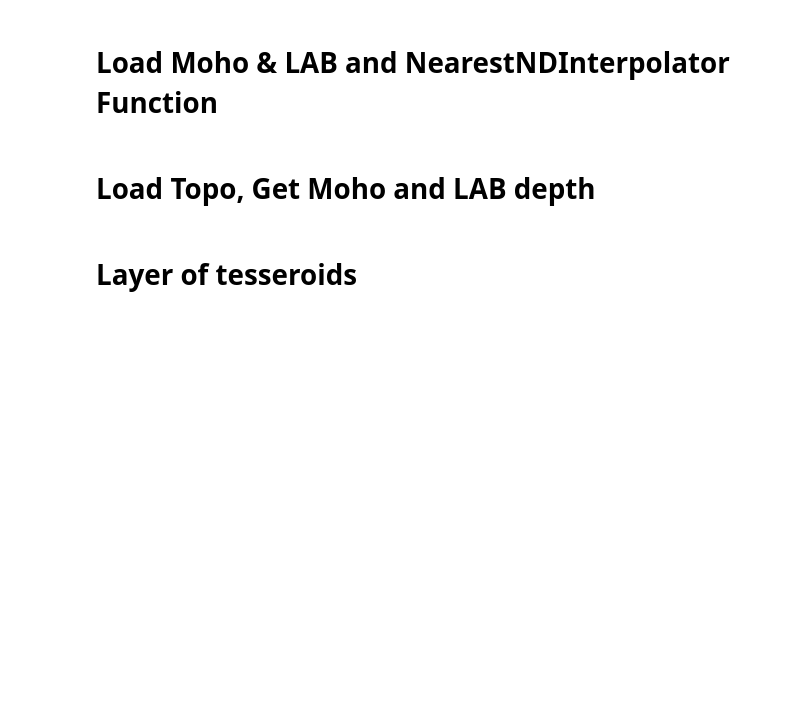
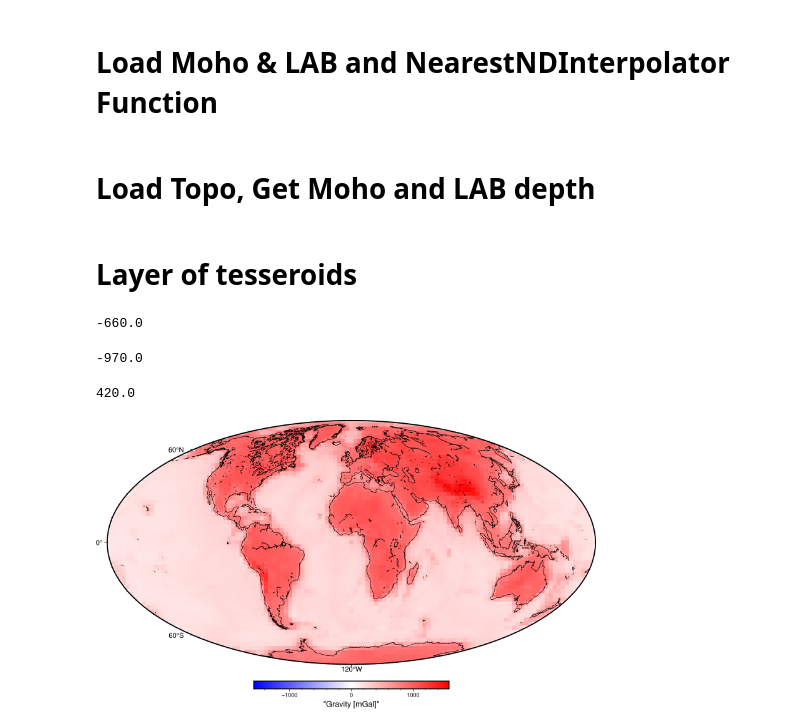
Before and after one commit to AmitavaDutta/gravity_tesseroids, a Jupyter notebook: tesseroid_layer.ipynb, the cells around one changed output. Drawn from its saved outputs; the diff is of its cells as text; code cells hidden in the pictures; blank space fills up the shorter version.

```diff
--- a/tesseroid_layer.ipynb
+++ b/tesseroid_layer.ipynb
@@ -51,6 +51,18 @@ lab_depth = lab_depth * 1e3                   # in m
 # %% [markdown]
 
 # Layer of tesseroids
+# %%
+1040.0 - 1700.0
+# %% [output]
+-660.0
+# %%
+1700.0 - 2670.0
+# %% [output]
+-970.0
+# %%
+3270.0 - 2850.0
+# %% [output]
+420.0
 # %%
 %%time
 # The true surface (land or seafloor): radius from Earth's center
@@ -61,10 +73,10 @@ surface = topo + reference
 #rho_crust = 3270.0 - 2670.0     ## positive contrast adds mass
 #rho_mantle = 0.0                ## Reference, Density of mantle is 3270.0, so no density contrast
 # Density contrasts # kg/m³
-rho_water = 1040.0 - 1300.0     ## water contrast
-rho_sed = 1300.0 - 2850.0       ## sediments contrast
-rho_crust = 2850.0 - 3270.0     ## crust contrast
-rho_mantle = 3270.0                ## Reference, Density of mantle is 3270.0, so no density contrast
+rho_water = 1040.0 - 2670.0  ## water contrast
+rho_sed = 2670.0 - 1300.0    ## sediments contrast
+rho_crust = 3270.0 - 2850.0  ## crust contrast
+rho_mantle = 0.0             ## Reference, Density of mantle is 3270.0, so no density contrast
 
 # Water Layer (only where topo < 0)
 water_top = reference
@@ -91,32 +103,34 @@ tess_mantle = hm.tesseroid_layer(coordinates=(topo.longitude, topo.latitude),sur
 # Create a regular grid of computation points located at 10km above reference
 grid_longitude, grid_latitude = vd.grid_coordinates(region=region, spacing=3)
 grid_radius = ellipsoid.geocentric_radius(grid_latitude) + 10e3
 grid_coords = (grid_longitude, grid_latitude, grid_radius)
 
 # Compute gravity field (vertical component)
 #gravity = tesseroids.tesseroid_layer.gravity(grid_coords, field="g_z")
 gravity_w = tess_water.tesseroid_layer.gravity(grid_coords, field="g_z")
 gravity_c = tess_crust.tesseroid_layer.gravity(grid_coords, field="g_z")
 gravity_m = tess_mantle.tesseroid_layer.gravity(grid_coords, field="g_z")
 gravity = gravity_w + gravity_c + gravity_m
 gravity = vd.make_xarray_grid(
     grid_coords,
     gravity,
     data_names="g_z",
     dims=("latitude", "longitude"),
     extra_coords_names="radius",
 )
 
 # Plot gravity map
 fig = pygmt.Figure()
 maxabs = vd.maxabs(gravity.g_z)
-pygmt.makecpt(cmap="polar", series=(-maxabs, maxabs))
+pygmt.makecpt(cmap="polar+h", series=(-maxabs, maxabs))
 fig.grdimage(
     gravity.g_z,
     projection="W25c",
     nan_transparent=True,
 )
 fig.basemap(frame=True)
-fig.colorbar(frame='af+l"Gravity [mGal]"', position="JCR")
+fig.colorbar(frame='af+l"Gravity [mGal]"', position="JCB+w10c")
 fig.coast(shorelines="0.5p,black")
 fig.show()
+# %% [output]
+[figure, added]
```
Also changed, not shown: parts of 1 cell of this notebook.
